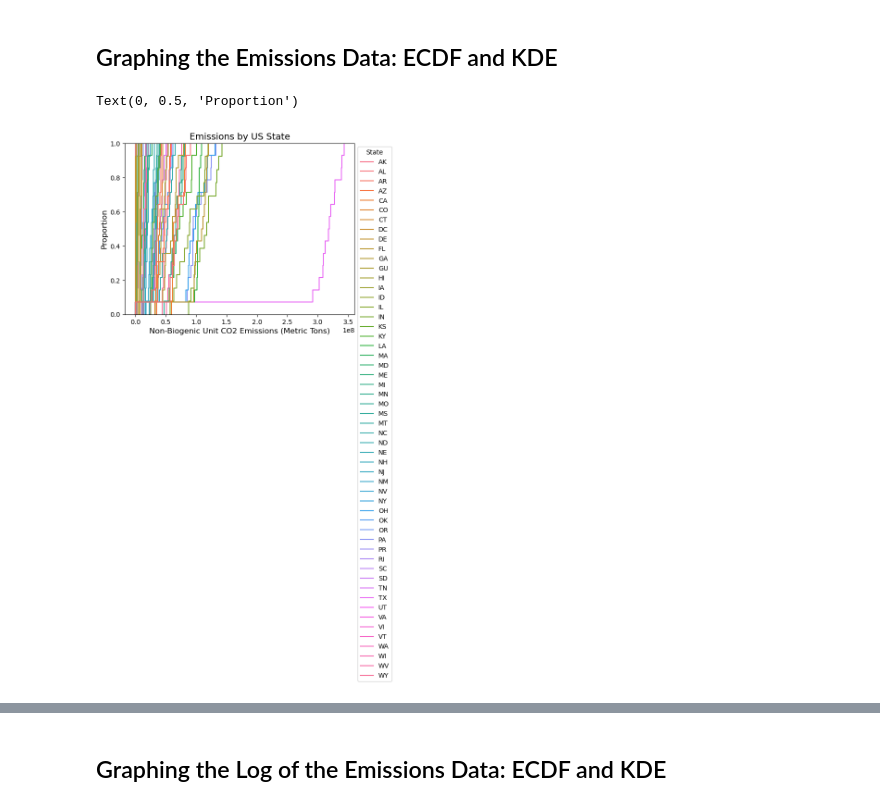
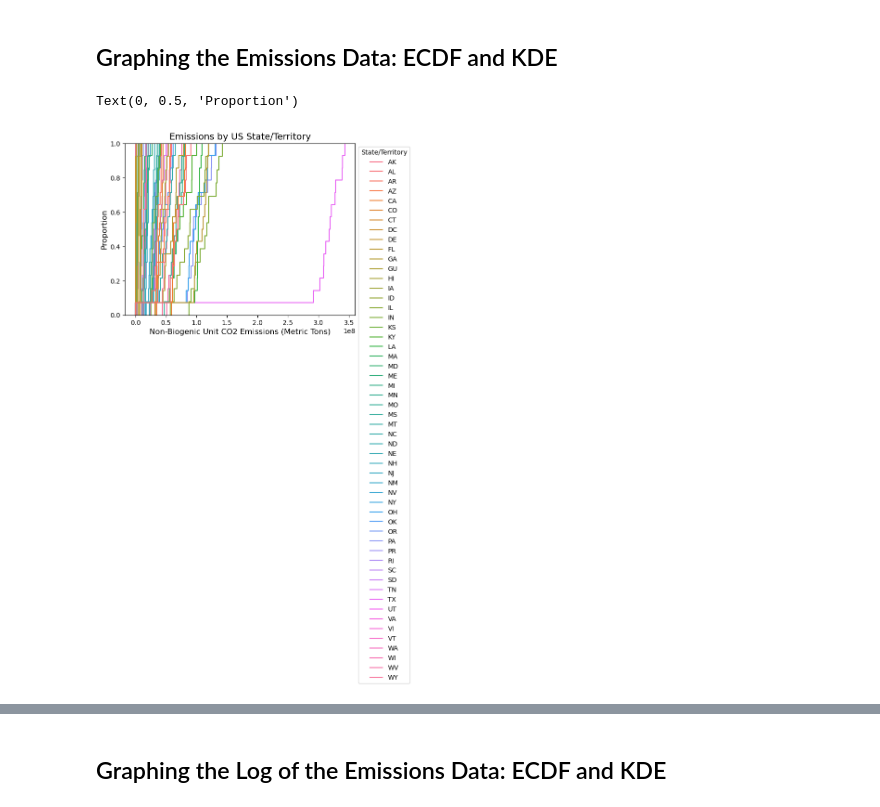
Before and after one commit to caroline-kranefuss/us_facilities_emissions, a Jupyter notebook: questions_3_4.ipynb, the cells around one changed output, grey strips where cells are left out. Saved outputs shown, nothing was run; the diff lists cells and outputs as text; code cells hidden in the pictures.

```diff
--- a/questions_3_4.ipynb
+++ b/questions_3_4.ipynb
@@ -57,13 +57,14 @@ Index(['EPA Region', 'State/Territory', 'Size Score', 'Sq. Mi.', 'Sq. Km.',
       dtype='object')
 # %%
 # Rename emissions columns
-emissions = emissions.rename(columns={'Unit CO2 emissions (non-biogenic) ': 'Non-Biogenic Unit CO2 Emissions',
+emissions = emissions.rename(columns={'State': 'State/Territory',
+                                      'Unit CO2 emissions (non-biogenic) ': 'Non-Biogenic Unit CO2 Emissions',
                                      'Reporting Year': 'Year',
                                      'Unit Methane (CH4) emissions ': 'Unit Methane (CH4) emissions',
        'Unit Nitrous Oxide (N2O) emissions ': 'Unit Nitrous Oxide (N2O) emissions'})
 # %%
 # Group emissions df by state and reporting year
 # Only keep state, year, and unit CO2 emissions (non-biogenic) in emissions df
-grouped_emissions = emissions.groupby(['State', 'Year'], as_index = False).agg({"Non-Biogenic Unit CO2 Emissions":'sum'})
+grouped_emissions = emissions.groupby(['State/Territory', 'Year'], as_index = False).agg({"Non-Biogenic Unit CO2 Emissions":'sum'})
 grouped_emissions.head()
 # %% [output]
@@ -152,13 +153,13 @@ dtype: int64
 ## Graphing the Emissions Data: ECDF and KDE
 # %%
 # ECDF of CO2 emissions (no log transformation ) metric tons
-ax = sns.ecdfplot(data=grouped_emissions, x="Non-Biogenic Unit CO2 Emissions", hue = "State")
+ax = sns.ecdfplot(data=grouped_emissions, x="Non-Biogenic Unit CO2 Emissions", hue = "State/Territory")
 sns.move_legend(ax, "upper left", bbox_to_anchor=(1, 1))
-ax.set_title("Emissions by US State", fontsize=14)
+ax.set_title("Emissions by US State/Territory", fontsize=14)
 ax.set_xlabel("Non-Biogenic Unit CO2 Emissions (Metric Tons)", fontsize=12)
 ax.set_ylabel("Proportion", fontsize=12)
 # %% [output]
 Text(0, 0.5, 'Proportion')
-[figure, old version]
+[figure, new version]
 # %%
 # KDE of CO2 emissions (no log transformation ) metric tons
```
Also changed, not shown: parts of 20 cells of this notebook.
